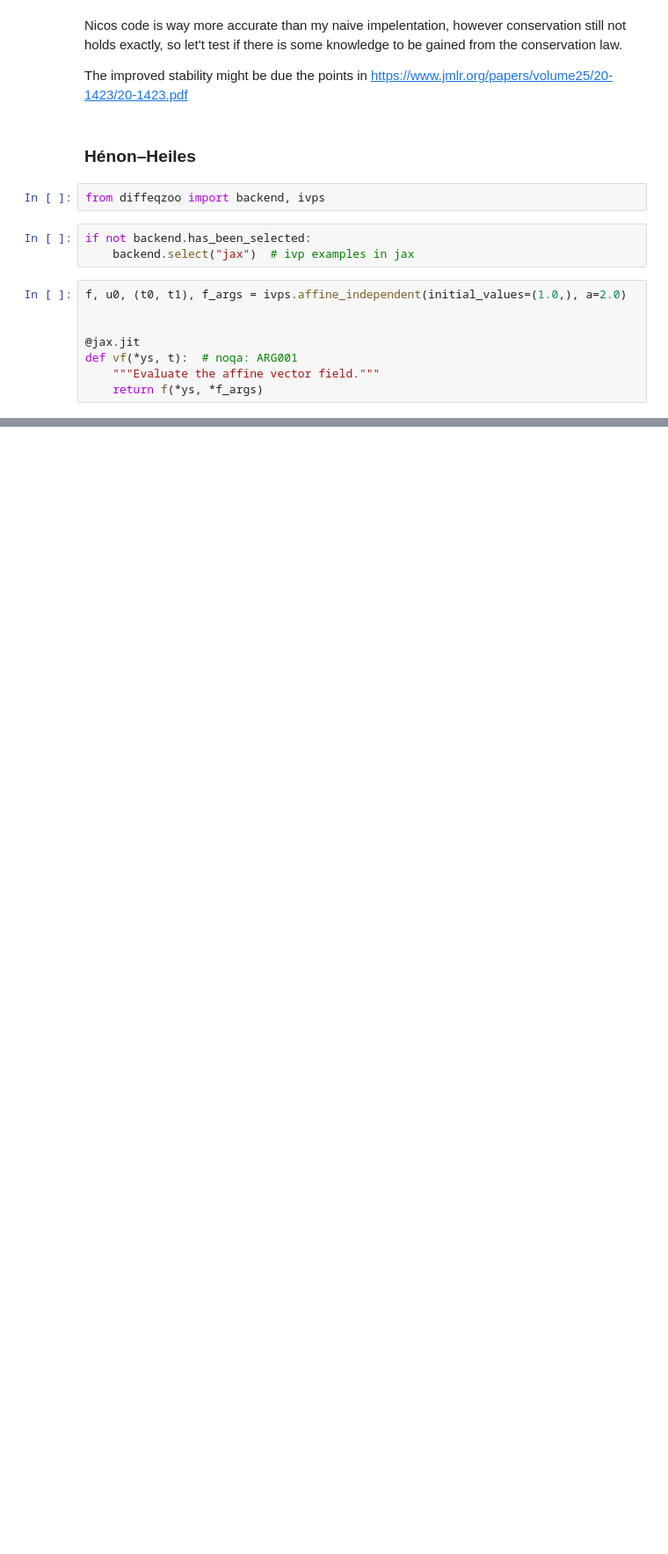
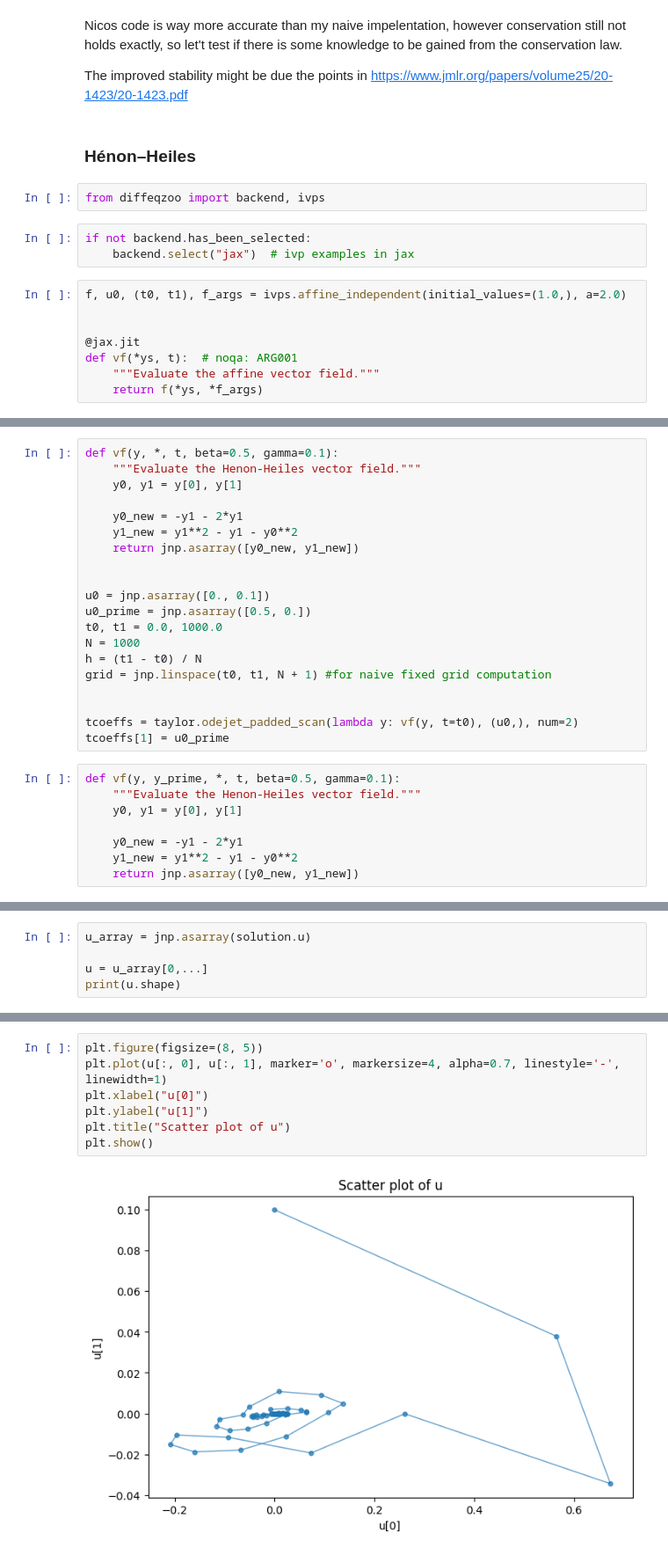
Before and after one commit to paufisch/ode_filters, a Jupyter notebook: probdiffeq.ipynb, the cells around one changed output, grey strips where cells are left out. Shown: that part at 88% size. Saved outputs shown, nothing was run; the diff lists cells and outputs as text; blank space fills up the shorter version.

Commit message:
first running simulation of henon heiles

```diff
--- a/probdiffeq.ipynb
+++ b/probdiffeq.ipynb
@@ -282 +282,29 @@ f
+# %%
+def vf(y, *, t, beta=0.5, gamma=0.1):
+    """Evaluate the Henon-Heiles vector field."""
+    y0, y1 = y[0], y[1]
+
+    y0_new = -y1 - 2*y1
+    y1_new = y1**2 - y1 - y0**2
+    return jnp.asarray([y0_new, y1_new])
+
+
+u0 = jnp.asarray([0., 0.1])
+u0_prime = jnp.asarray([0.5, 0.])
+t0, t1 = 0.0, 1000.0
+N = 1000
+h = (t1 - t0) / N
+grid = jnp.linspace(t0, t1, N + 1) #for naive fixed grid computation
+
+
+tcoeffs = taylor.odejet_padded_scan(lambda y: vf(y, t=t0), (u0,), num=2)
+tcoeffs[1] = u0_prime
+# %%
+def vf(y, y_prime, *, t, beta=0.5, gamma=0.1):
+    """Evaluate the Henon-Heiles vector field."""
+    y0, y1 = y[0], y[1]
+
+    y0_new = -y1 - 2*y1
+    y1_new = y1**2 - y1 - y0**2
+    return jnp.asarray([y0_new, y1_new])
 # %%
@@ -328,0 +330,5 @@ plt.show()
+# %%
+u_array = jnp.asarray(solution.u)
+
+u = u_array[0,...]
+print(u.shape)
@@ -328,0 +337,9 @@ plt.show()
+# %%
+plt.figure(figsize=(8, 5))
+plt.plot(u[:, 0], u[:, 1], marker='o', markersize=4, alpha=0.7, linestyle='-', linewidth=1)
+plt.xlabel("u[0]")
+plt.ylabel("u[1]")
+plt.title("Scatter plot of u")
+plt.show()
+# %% [output]
+[figure, added]
```
Also changed, not shown: parts of 3 cells of this notebook.
